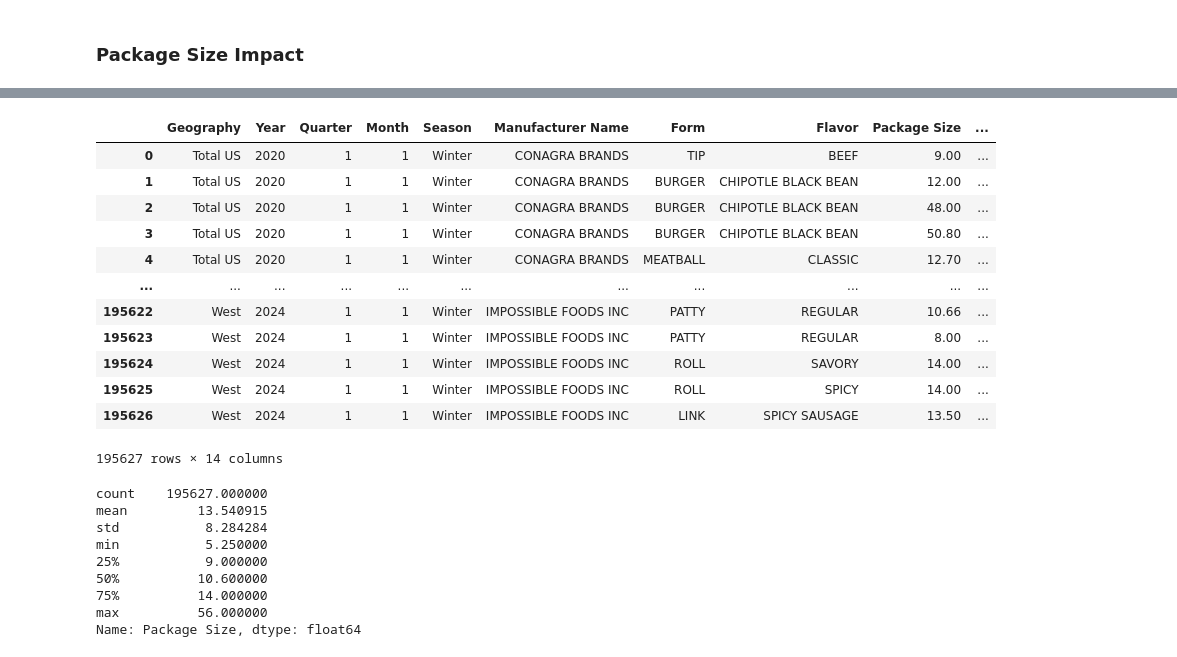
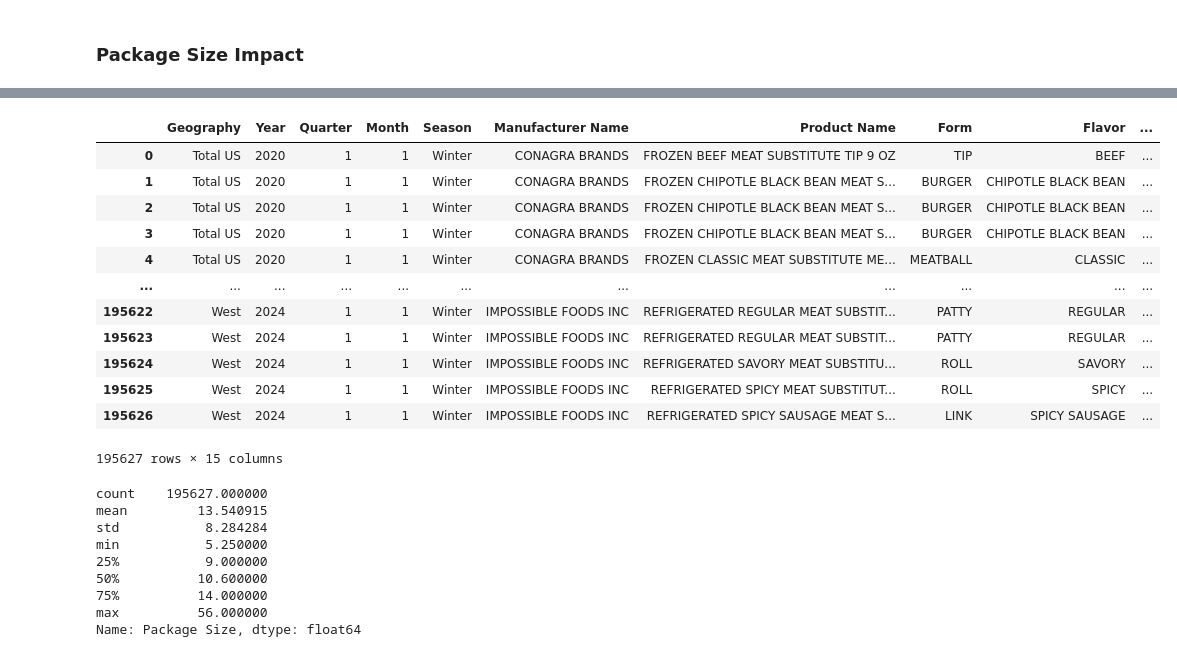
Before and after one commit to georgeftd9/Conagra_Project, a Jupyter notebook: test_merge.ipynb, the cells around one changed output, grey strips where cells are left out. Drawn from its saved outputs; the diff is of its cells as text; code cells hidden in the pictures.

```diff
--- a/test_merge.ipynb
+++ b/test_merge.ipynb
@@ -792,7 +804,7 @@ It's not hard to tell that each single new product that sells best at least has
 # %% [markdown]
 ### Package Size Impact
 # %%
-model_dataset = filtered_df[['Geography', 'Year', 'Quarter', 'Month', 'Season', 'Form', 'Manufacturer Name', 'Flavor / Scent', 'Product Name', 'Unit Sales', 'Volume Sales', 'Dollar Sales', 'Price per Unit']].reset_index()
-model_dataset = model_dataset[['Geography', 'Year', 'Quarter', 'Month', 'Season', 'Form', 'Manufacturer Name', 'Flavor / Scent', 'Product Name', 'Unit Sales', 'Volume Sales', 'Dollar Sales', 'Price per Unit']]
-model_dataset.info()
+model_dataset = filtered_df[['Geography', 'Year', 'Quarter', 'Month', 'Season', 'Form', 'Manufacturer Name', 'Product Name', 'Flavor / Scent', 'Unit Sales', 'Volume Sales', 'Dollar Sales', 'Price per Unit']].reset_index()
+#model_dataset = model_dataset[['Geography', 'Year', 'Quarter', 'Month', 'Season', 'Form', 'Manufacturer Name', 'Product Name','Flavor / Scent', 'Product Name', 'Unit Sales', 'Volume Sales', 'Dollar Sales', 'Price per Unit']]
+model_dataset.columns
 # %% [output]
@@ -831,21 +842,24 @@ def map_size_into_text(row):
 model_dataset['Package Size'] = model_dataset['Product Name'].apply(extract_size)
 model_dataset['Package Size'] = model_dataset['Package Size'].astype(float)
 # %%
-model_dataset = model_dataset[['Geography', 'Year', 'Quarter', 'Month', 'Season', 'Manufacturer Name', 'Form', 'Flavor / Scent', 'Package Size', 'Unit Sales', 'Volume Sales', 'Dollar Sales', 'Price per Unit']]
+#model_dataset = model_dataset[['Geography', 'Year', 'Quarter', 'Month', 'Season', 'Manufacturer Name', 'Product Name', 'Form', 'Flavor / Scent', 'Package Size', 'Unit Sales', 'Volume Sales', 'Dollar Sales', 'Price per Unit']]
 model_dataset = model_dataset.rename(columns={"Dollar Sales": "Dollar_Sales", "Flavor / Scent": "Flavor"})
 model_dataset['Portion'] = model_dataset['Package Size'].apply(map_size_into_text)
+model_dataset = model_dataset[['Geography', 'Year', 'Quarter', 'Month', 'Season', 'Manufacturer Name', 'Product Name',
+                               'Form', 'Flavor', 'Package Size', 'Portion',
+                               'Unit Sales', 'Volume Sales', 'Dollar_Sales', 'Price per Unit']]
 model_dataset
 # %% [output]
-|  | Geography | Year | Quarter | Month | Season | Manufacturer Name | Form | Flavor | Package Size | ... |
-| 0 | Total US | 2020 | 1 | 1 | Winter | CONAGRA BRANDS | TIP | BEEF | 9.00 | ... |
-| 1 | Total US | 2020 | 1 | 1 | Winter | CONAGRA BRANDS | BURGER | CHIPOTLE BLACK BEAN | 12.00 | ... |
-| 2 | Total US | 2020 | 1 | 1 | Winter | CONAGRA BRANDS | BURGER | CHIPOTLE BLACK BEAN | 48.00 | ... |
-| 3 | Total US | 2020 | 1 | 1 | Winter | CONAGRA BRANDS | BURGER | CHIPOTLE BLACK BEAN | 50.80 | ... |
-| 4 | Total US | 2020 | 1 | 1 | Winter | CONAGRA BRANDS | MEATBALL | CLASSIC | 12.70 | ... |
+|  | Geography | Year | Quarter | Month | Season | Manufacturer Name | Product Name | Form | Flavor | ... |
+| 0 | Total US | 2020 | 1 | 1 | Winter | CONAGRA BRANDS | FROZEN BEEF MEAT SUBSTITUTE TIP 9 OZ | TIP | BEEF | ... |
+| 1 | Total US | 2020 | 1 | 1 | Winter | CONAGRA BRANDS | FROZEN CHIPOTLE BLACK BEAN MEAT S... | BURGER | CHIPOTLE BLACK BEAN | ... |
+| 2 | Total US | 2020 | 1 | 1 | Winter | CONAGRA BRANDS | FROZEN CHIPOTLE BLACK BEAN MEAT S... | BURGER | CHIPOTLE BLACK BEAN | ... |
+| 3 | Total US | 2020 | 1 | 1 | Winter | CONAGRA BRANDS | FROZEN CHIPOTLE BLACK BEAN MEAT S... | BURGER | CHIPOTLE BLACK BEAN | ... |
+| 4 | Total US | 2020 | 1 | 1 | Winter | CONAGRA BRANDS | FROZEN CLASSIC MEAT SUBSTITUTE ME... | MEATBALL | CLASSIC | ... |
 | ... | ... | ... | ... | ... | ... | ... | ... | ... | ... | ... |
-| 195622 | West | 2024 | 1 | 1 | Winter | IMPOSSIBLE FOODS INC | PATTY | REGULAR | 10.66 | ... |
-| 195623 | West | 2024 | 1 | 1 | Winter | IMPOSSIBLE FOODS INC | PATTY | REGULAR | 8.00 | ... |
-| 195624 | West | 2024 | 1 | 1 | Winter | IMPOSSIBLE FOODS INC | ROLL | SAVORY | 14.00 | ... |
-| 195625 | West | 2024 | 1 | 1 | Winter | IMPOSSIBLE FOODS INC | ROLL | SPICY | 14.00 | ... |
-| 195626 | West | 2024 | 1 | 1 | Winter | IMPOSSIBLE FOODS INC | LINK | SPICY SAUSAGE | 13.50 | ... |
+| 195622 | West | 2024 | 1 | 1 | Winter | IMPOSSIBLE FOODS INC | REFRIGERATED REGULAR MEAT SUBSTIT... | PATTY | REGULAR | ... |
+| 195623 | West | 2024 | 1 | 1 | Winter | IMPOSSIBLE FOODS INC | REFRIGERATED REGULAR MEAT SUBSTIT... | PATTY | REGULAR | ... |
+| 195624 | West | 2024 | 1 | 1 | Winter | IMPOSSIBLE FOODS INC | REFRIGERATED SAVORY MEAT SUBSTITU... | ROLL | SAVORY | ... |
+| 195625 | West | 2024 | 1 | 1 | Winter | IMPOSSIBLE FOODS INC | REFRIGERATED SPICY MEAT SUBSTITUT... | ROLL | SPICY | ... |
+| 195626 | West | 2024 | 1 | 1 | Winter | IMPOSSIBLE FOODS INC | REFRIGERATED SPICY SAUSAGE MEAT S... | LINK | SPICY SAUSAGE | ... |
-195627 rows × 14 columns
+195627 rows × 15 columns
```
Also changed, not shown: parts of 9 cells of this notebook.
